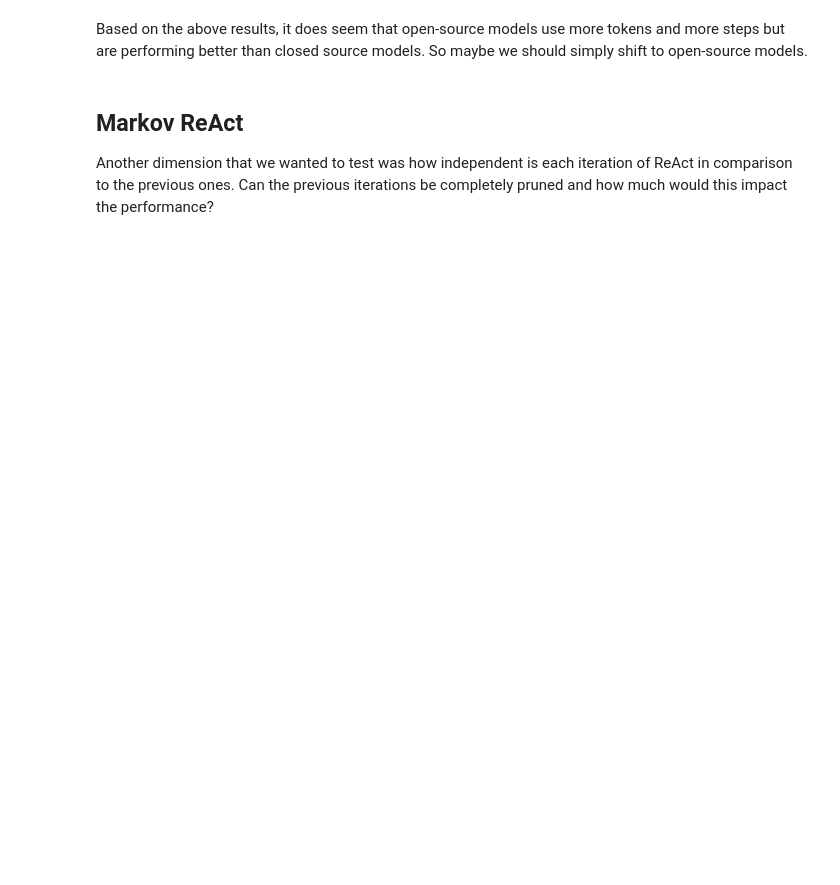
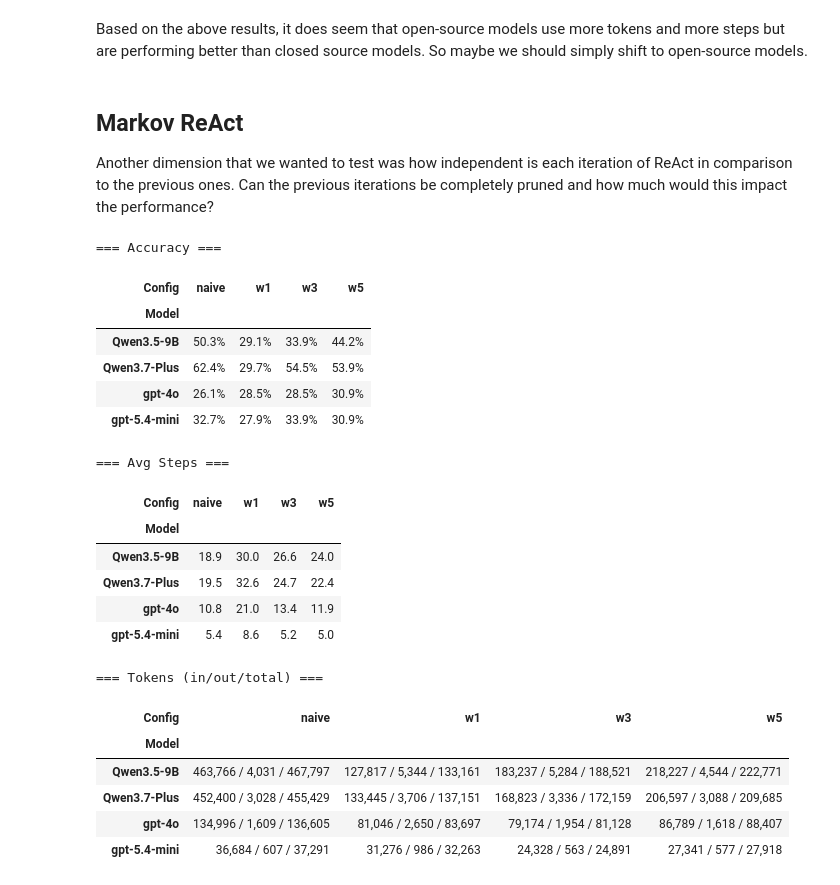
Before and after one commit to PoorvaGarg/smolagents, a Jupyter notebook: notes.ipynb, the cells around one changed output. Drawn from its saved outputs; the diff is of its cells as text; code cells hidden in the pictures; blank space fills up the shorter version.

Commit message:
markovReact results

```diff
--- a/notes.ipynb
+++ b/notes.ipynb
@@ -128,3 +134,82 @@ Based on the above results, it does seem that open-source models use more tokens
 ## Markov ReAct
 
 Another dimension that we wanted to test was how independent is each iteration of ReAct in comparison to the previous ones. Can the previous iterations be completely pruned and how much would this impact the performance?
+# %%
+from IPython.display import display
+
+MARKOV_DIR = Path("markovReAct")
+
+# Reuses summarize_results and MODEL_DIRS (naive baselines) defined in the Baselines cell above.
+CONFIG_DIRS = {
+    "gpt-4o": {
+        "naive": MODEL_DIRS["gpt-4o"],
+        "w1": MARKOV_DIR / "markov_react_gpt-4o_w1",
+        "w3": MARKOV_DIR / "markov_react_gpt-4o_w3",
+        "w5": MARKOV_DIR / "markov_react_gpt-4o_w5",
+    },
+    "gpt-5.4-mini": {
+        "naive": MODEL_DIRS["gpt-5.4-mini"],
+        "w1": MARKOV_DIR / "markov_react_gpt-5.4-mini_w1",
+        "w3": MARKOV_DIR / "markov_react_gpt-5.4-mini_w3",
+        "w5": MARKOV_DIR / "markov_react_gpt-5.4-mini_w5",
+    },
+    "Qwen3.7-Plus": {
+        "naive": MODEL_DIRS["Qwen3.7-Plus"],
+        "w1": MARKOV_DIR / "markov_react_Qwen" / "Qwen3.7-Plus_w1",
+        "w3": MARKOV_DIR / "markov_react_Qwen" / "Qwen3.7-Plus_w3",
+        "w5": MARKOV_DIR / "markov_react_Qwen" / "Qwen3.7-Plus_w5",
+    },
+    "Qwen3.5-9B": {
+        "naive": MODEL_DIRS["Qwen3.5-9B"],
+        "w1": MARKOV_DIR / "markov_react_Qwen" / "Qwen3.5-9B_w1",
+        "w3": MARKOV_DIR / "markov_react_Qwen" / "Qwen3.5-9B_w3",
+        "w5": MARKOV_DIR / "markov_react_Qwen" / "Qwen3.5-9B_w5",
+    },
+}
+CONFIG_ORDER = ["naive", "w1", "w3", "w5"]
+
+rows = []
+for model_name, configs in CONFIG_DIRS.items():
+    for config_name, pkl_dir in configs.items():
+        if not pkl_dir.exists():
+            rows.append({"Model": model_name, "Config": config_name, "Accuracy": None, "Avg Steps": None, "Tokens (in/out/total)": None})
+            continue
+        stats = summarize_results(pkl_dir)
+        if stats is None:
+            rows.append({"Model": model_name, "Config": config_name, "Accuracy": None, "Avg Steps": None, "Tokens (in/out/total)": None})
+            continue
+        rows.append({
+            "Model": model_name,
+            "Config": config_name,
+            "Accuracy": f"{stats['accuracy']:.1%}",
+            "Avg Steps": round(stats["avg_steps"], 1),
+            "Tokens (in/out/total)": f"{stats['avg_input_tokens']:,.0f} / {stats['avg_output_tokens']:,.0f} / {stats['avg_tokens']:,.0f}",
+        })
+
+results_df = pd.DataFrame(rows)
+
+for metric in ["Accuracy", "Avg Steps", "Tokens (in/out/total)"]:
+    print(f"=== {metric} ===")
+    display(results_df.pivot(index="Model", columns="Config", values=metric)[CONFIG_ORDER])
+# %% [output]
+=== Accuracy ===
+| Config | naive | w1 | w3 | w5 |
+| Model |  |  |  |  |
+| Qwen3.5-9B | 50.3% | 29.1% | 33.9% | 44.2% |
+| Qwen3.7-Plus | 62.4% | 29.7% | 54.5% | 53.9% |
+| gpt-4o | 26.1% | 28.5% | 28.5% | 30.9% |
+| gpt-5.4-mini | 32.7% | 27.9% | 33.9% | 30.9% |
+=== Avg Steps ===
+| Config | naive | w1 | w3 | w5 |
+| Model |  |  |  |  |
+| Qwen3.5-9B | 18.9 | 30.0 | 26.6 | 24.0 |
+| Qwen3.7-Plus | 19.5 | 32.6 | 24.7 | 22.4 |
+| gpt-4o | 10.8 | 21.0 | 13.4 | 11.9 |
+| gpt-5.4-mini | 5.4 | 8.6 | 5.2 | 5.0 |
+=== Tokens (in/out/total) ===
+| Config | naive | w1 | w3 | w5 |
+| Model |  |  |  |  |
+| Qwen3.5-9B | 463,766 / 4,031 / 467,797 | 127,817 / 5,344 / 133,161 | 183,237 / 5,284 / 188,521 | 218,227 / 4,544 / 222,771 |
+| Qwen3.7-Plus | 452,400 / 3,028 / 455,429 | 133,445 / 3,706 / 137,151 | 168,823 / 3,336 / 172,159 | 206,597 / 3,088 / 209,685 |
+| gpt-4o | 134,996 / 1,609 / 136,605 | 81,046 / 2,650 / 83,697 | 79,174 / 1,954 / 81,128 | 86,789 / 1,618 / 88,407 |
+| gpt-5.4-mini | 36,684 / 607 / 37,291 | 31,276 / 986 / 32,263 | 24,328 / 563 / 24,891 | 27,341 / 577 / 27,918 |
```
Also changed, not shown: parts of 2 cells of this notebook, 7 other files.
